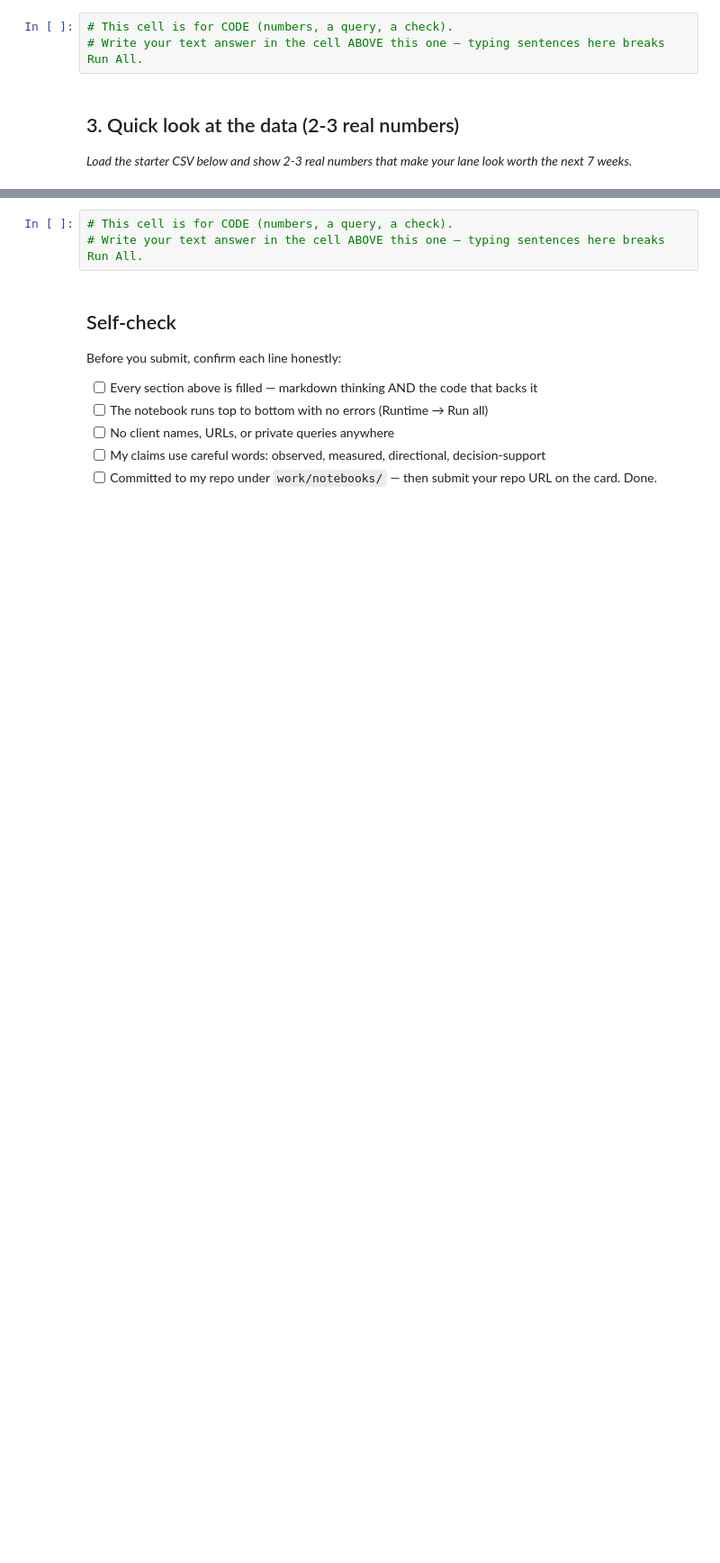
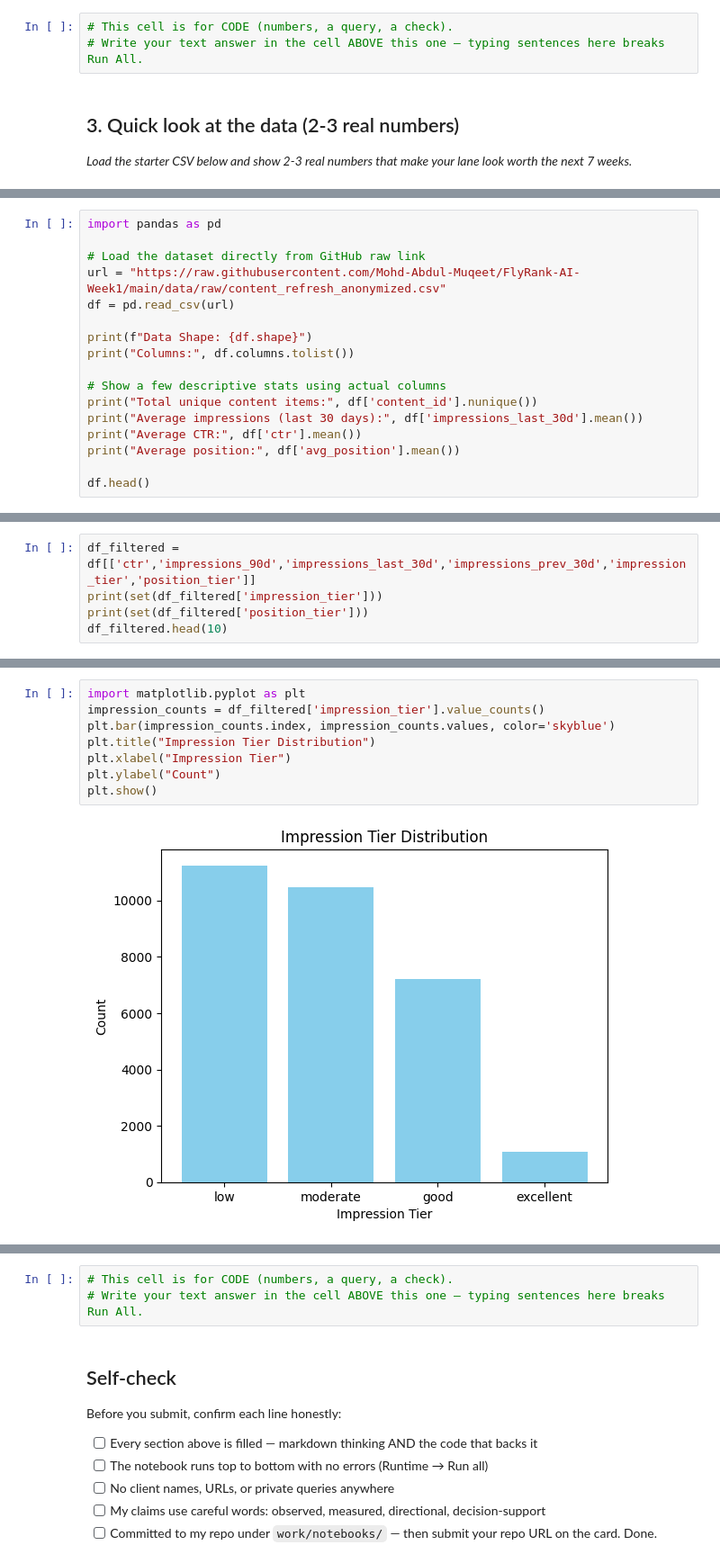
Before and after one commit to Mohd-Abdul-Muqeet/FlyRank-AI, a Jupyter notebook: work/notebooks/w01_research_question.ipynb, the cells around one changed output, grey strips where cells are left out. Shown at 90% size. Saved outputs shown, nothing was run; the diff lists cells and outputs as text; blank space fills up the shorter version.

```diff
--- a/work/notebooks/w01_research_question.ipynb
+++ b/work/notebooks/w01_research_question.ipynb
@@ -33,0 +51,17 @@ This skeleton is yours to fill. Work the sections **in order** — each one has
+# %%
+import pandas as pd
+
+# Load the dataset directly from GitHub raw link
+url = "https://raw.githubusercontent.com/Mohd-Abdul-Muqeet/FlyRank-AI-Week1/main/data/raw/content_refresh_anonymized.csv"
+df = pd.read_csv(url)
+
+print(f"Data Shape: {df.shape}")
+print("Columns:", df.columns.tolist())
+
+# Show a few descriptive stats using actual columns
+print("Total unique content items:", df['content_id'].nunique())
+print("Average impressions (last 30 days):", df['impressions_last_30d'].mean())
+print("Average CTR:", df['ctr'].mean())
+print("Average position:", df['avg_position'].mean())
+
+df.head()
@@ -33,0 +82,5 @@ This skeleton is yours to fill. Work the sections **in order** — each one has
+# %%
+df_filtered = df[['ctr','impressions_90d','impressions_last_30d','impressions_prev_30d','impression_tier','position_tier']]
+print(set(df_filtered['impression_tier']))
+print(set(df_filtered['position_tier']))
+df_filtered.head(10)
@@ -33,0 +101,10 @@ This skeleton is yours to fill. Work the sections **in order** — each one has
+# %%
+import matplotlib.pyplot as plt
+impression_counts = df_filtered['impression_tier'].value_counts()
+plt.bar(impression_counts.index, impression_counts.values, color='skyblue')
+plt.title("Impression Tier Distribution")
+plt.xlabel("Impression Tier")
+plt.ylabel("Count")
+plt.show()
+# %% [output]
+[figure, added]
```
Also changed, not shown: parts of 12 cells of this notebook.
